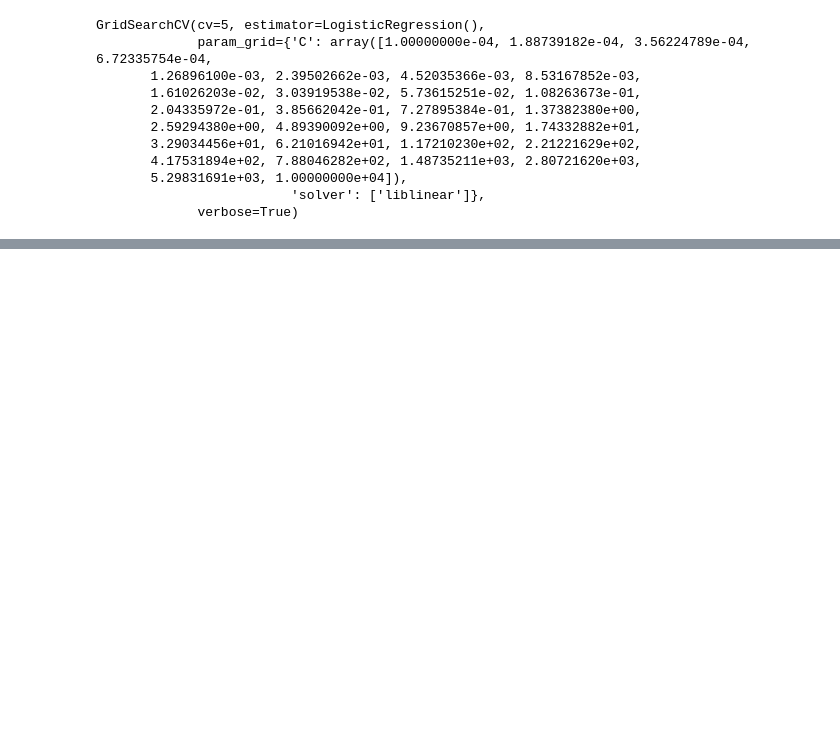
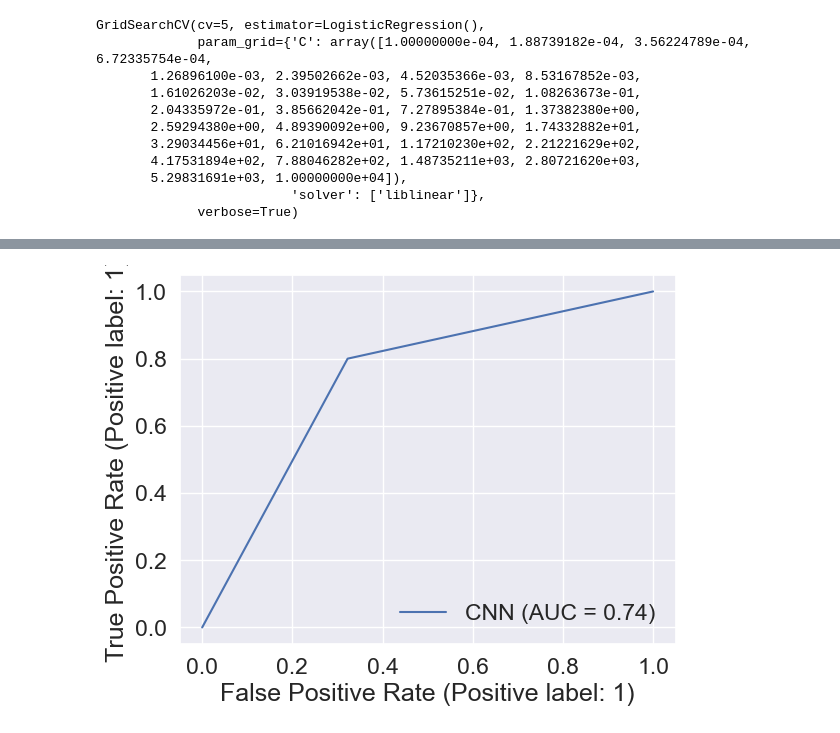
Before and after one commit to ArefJafary/heart-disease-classification, a Jupyter notebook: end-to-end-heart-disease-classification.ipynb, the cells around one changed output, grey strips where cells are left out. Drawn from its saved outputs; the diff is of its cells as text; code cells hidden in the pictures; blank space fills up the shorter version.

```diff
--- a/end-to-end-heart-disease-classification.ipynb
+++ b/end-to-end-heart-disease-classification.ipynb
@@ -677,0 +734,7 @@ gs_log_reg.score(X_test, y_test)
+# %%
+metrics.RocCurveDisplay.from_predictions(
+   y_test, y_preds, name="CNN")
+
+plt.show()
+# %% [output]
+[figure, added]
```
Also changed, not shown: parts of 13 cells of this notebook.
